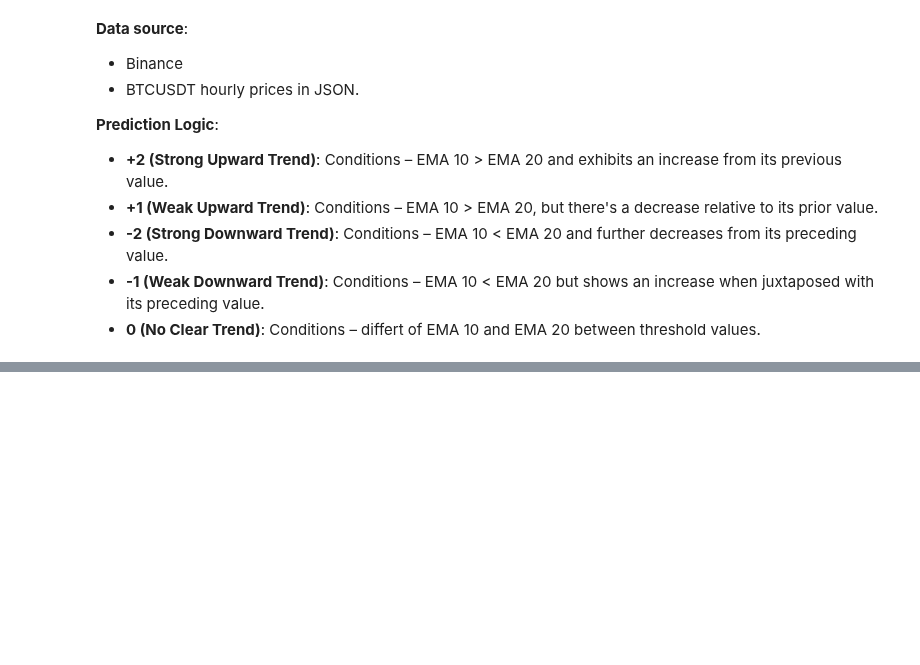
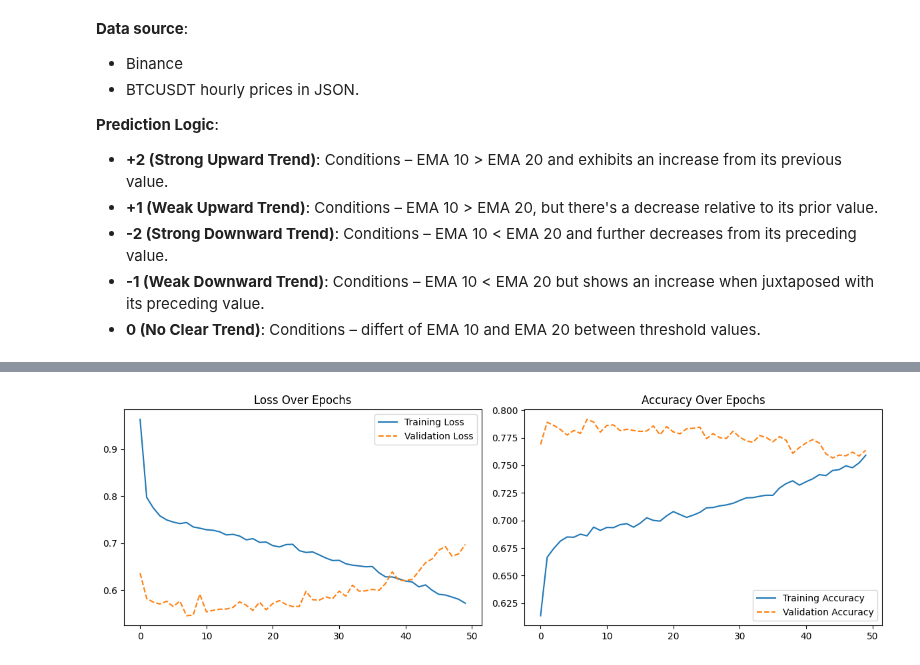
Before and after one commit to natapone/btc_live_price_prediction, a Jupyter notebook: 04_deep_learning_model.ipynb, the cells around one changed output, grey strips where cells are left out. Cells and saved outputs as stored; diff of their text form; code cells hidden in the pictures; blank space fills up the shorter version.

```diff
--- a/04_deep_learning_model.ipynb
+++ b/04_deep_learning_model.ipynb
@@ -22,0 +466,25 @@ Building on these findings, this experiment aims to delve deeper. We will be int
+# %%
+input_shape = (T, F) # (time_steps, features)
+
+# Create the LSTM model
+model = Sequential()
+
+# First LSTM layer with dropout
+model.add(LSTM(units=50, return_sequences=True, input_shape=input_shape))
+model.add(Dropout(0.2))
+
+# Second LSTM layer with dropout
+model.add(LSTM(units=50))
+model.add(Dropout(0.2))
+
+# Dense layer
+model.add(Dense(units=25))
+
+# Output layer
+# Classification with N classes, use N units and 'softmax' activation
+model.add(Dense(units=C, activation='softmax'))
+
+# Compile the model
+model.compile(optimizer='adam', loss='categorical_crossentropy', metrics=['accuracy'])
+
+history = model.fit(X_train_pre, y_train, epochs=50, batch_size=128, validation_data=(X_test_pre, y_test), verbose=1)
@@ -22,0 +509,21 @@ Building on these findings, this experiment aims to delve deeper. We will be int
+# %%
+# plot loss and accuracy vs validation loss and accuracy
+import matplotlib.pyplot as plt
+
+plt.figure(figsize=(12, 4))
+plt.subplot(1, 2, 1)
+plt.plot(history.history['loss'], label='Training Loss')
+plt.plot(history.history['val_loss'], label='Validation Loss', linestyle='--')
+plt.legend()
+plt.title('Loss Over Epochs')
+
+plt.subplot(1, 2, 2)
+plt.plot(history.history['accuracy'], label='Training Accuracy')
+plt.plot(history.history['val_accuracy'], label='Validation Accuracy', linestyle='--')
+plt.legend()
+plt.title('Accuracy Over Epochs')
+
+plt.tight_layout()
+plt.show()
+# %% [output]
+[figure, added]
```
Also changed, not shown: parts of 22 cells of this notebook.
